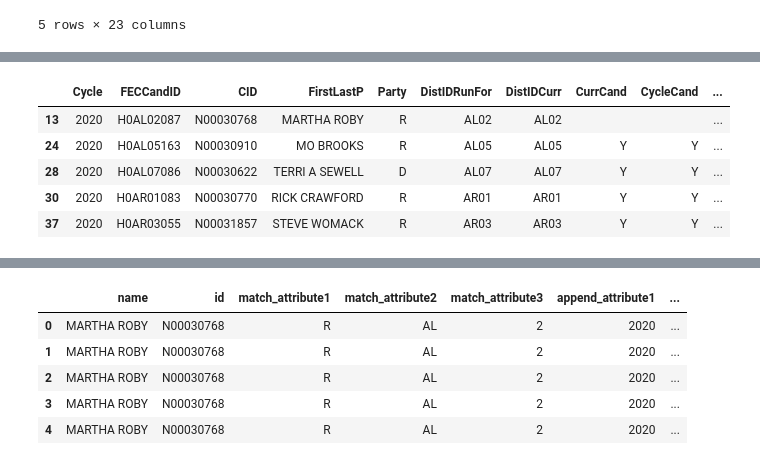
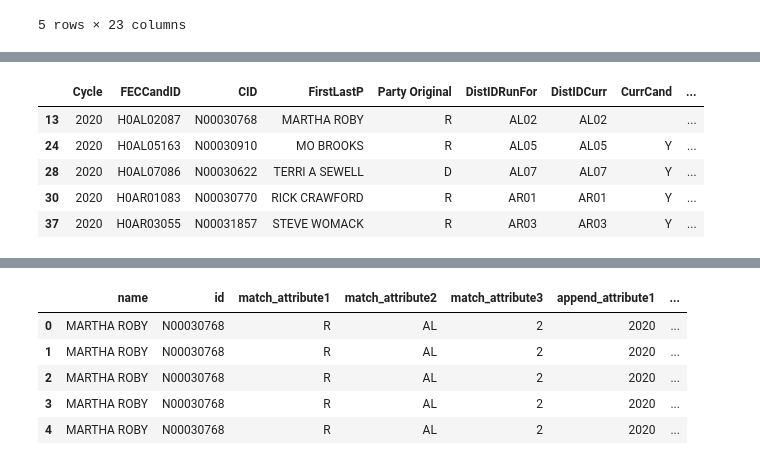
Before and after one commit to marobinette/cfd-project-ds1, a Jupyter notebook: notebooks/Open_Secrets_ETL.ipynb, the cells around one changed output, grey strips where cells are left out. Drawn from its saved outputs; the diff is of its cells as text; code cells hidden in the pictures.

```diff
--- a/notebooks/Open_Secrets_ETL.ipynb
+++ b/notebooks/Open_Secrets_ETL.ipynb
@@ -88,6 +88,19 @@ cand_df["District"] = cand_df["District"].astype(int)
 cand_df['FirstLastP'] = cand_df.apply(
     lambda row: row['FirstLastP'].replace(f" ({row['Party']})", ""),
     axis=1
+)
+
+# Rename party column to Party Original
+# Add party column that just is one character mapped to D, R, or O (Other)
+cand_df.rename(columns={"Party": "Party Original"}, inplace = True)
+cand_df["Party"] = (
+    cand_df["Party Original"]
+    .fillna("")
+    .astype(str)
+    .str[0]
+    .str.upper()
+    .map({"D": "D", "R": "R"})
+    .fillna("O")
 )
 
 # Strip off any remaining single-character codes of D, R, 3, or I surrounded by parentheses
@@ -127,10 +140,10 @@ Index(['Cycle', 'FECCandID', 'CID', 'FirstLastP', 'Party', 'DistIDRunFor',
       dtype='object')
-|  | Cycle | FECCandID | CID | FirstLastP | Party | DistIDRunFor | DistIDCurr | CurrCand | CycleCand | ... |
-| 13 | 2020 | H0AL02087 | N00030768 | MARTHA ROBY | R | AL02 | AL02 |  |  | ... |
-| 24 | 2020 | H0AL05163 | N00030910 | MO BROOKS | R | AL05 | AL05 | Y | Y | ... |
-| 28 | 2020 | H0AL07086 | N00030622 | TERRI A SEWELL | D | AL07 | AL07 | Y | Y | ... |
-| 30 | 2020 | H0AR01083 | N00030770 | RICK CRAWFORD | R | AR01 | AR01 | Y | Y | ... |
-| 37 | 2020 | H0AR03055 | N00031857 | STEVE WOMACK | R | AR03 | AR03 | Y | Y | ... |
+|  | Cycle | FECCandID | CID | FirstLastP | Party Original | DistIDRunFor | DistIDCurr | CurrCand | ... |
+| 13 | 2020 | H0AL02087 | N00030768 | MARTHA ROBY | R | AL02 | AL02 |  | ... |
+| 24 | 2020 | H0AL05163 | N00030910 | MO BROOKS | R | AL05 | AL05 | Y | ... |
+| 28 | 2020 | H0AL07086 | N00030622 | TERRI A SEWELL | D | AL07 | AL07 | Y | ... |
+| 30 | 2020 | H0AR01083 | N00030770 | RICK CRAWFORD | R | AR01 | AR01 | Y | ... |
+| 37 | 2020 | H0AR03055 | N00031857 | STEVE WOMACK | R | AR03 | AR03 | Y | ... |
 # %%
 # QC of party stripping
 # Select rows where FirstLastP ends with parentheses (e.g., "Name (XYZ)")
```
Also changed, not shown: parts of 3 cells of this notebook, 3 other files.
